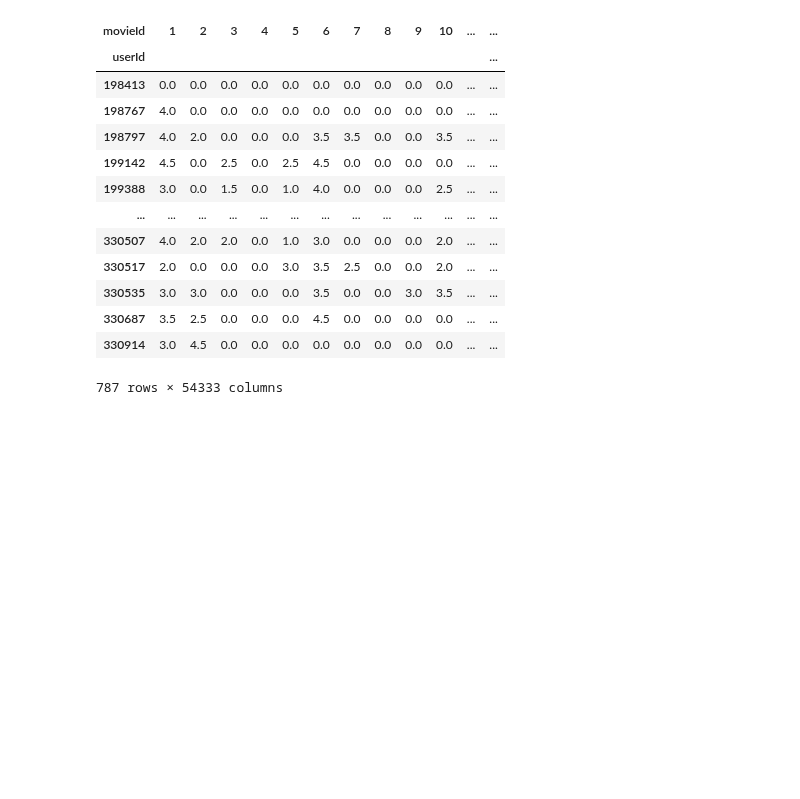
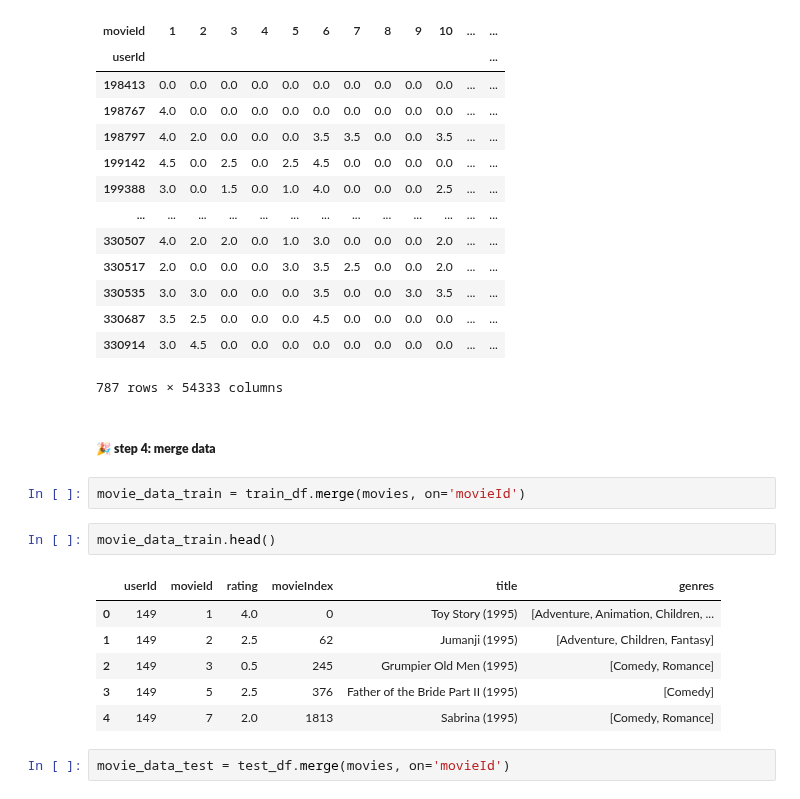
Before and after one commit to Wikusia-s/DM-recomendation-system, a Jupyter notebook: main.ipynb, the cells around one changed output. Cells and saved outputs as stored; diff of their text form; blank space fills up the shorter version.

```diff
--- a/main.ipynb
+++ b/main.ipynb
@@ -351,3 +351,18 @@ utility_matrix_test
 | 330687 | 3.5 | 2.5 | 0.0 | 0.0 | 0.0 | 4.5 | 0.0 | 0.0 | 0.0 | 0.0 | ... | ... |
 | 330914 | 3.0 | 4.5 | 0.0 | 0.0 | 0.0 | 0.0 | 0.0 | 0.0 | 0.0 | 0.0 | ... | ... |
 787 rows × 54333 columns
+# %% [markdown]
+##### 🎉 **step 4: merge data**
+# %%
+movie_data_train = train_df.merge(movies, on='movieId')
+# %%
+movie_data_train.head()
+# %% [output]
+|  | userId | movieId | rating | movieIndex | title | genres |
+| 0 | 149 | 1 | 4.0 | 0 | Toy Story (1995) | [Adventure, Animation, Children, ... |
+| 1 | 149 | 2 | 2.5 | 62 | Jumanji (1995) | [Adventure, Children, Fantasy] |
+| 2 | 149 | 3 | 0.5 | 245 | Grumpier Old Men (1995) | [Comedy, Romance] |
+| 3 | 149 | 5 | 2.5 | 376 | Father of the Bride Part II (1995) | [Comedy] |
+| 4 | 149 | 7 | 2.0 | 1813 | Sabrina (1995) | [Comedy, Romance] |
+# %%
+movie_data_test = test_df.merge(movies, on='movieId')
```
Also changed, not shown: parts of 13 cells of this notebook.
